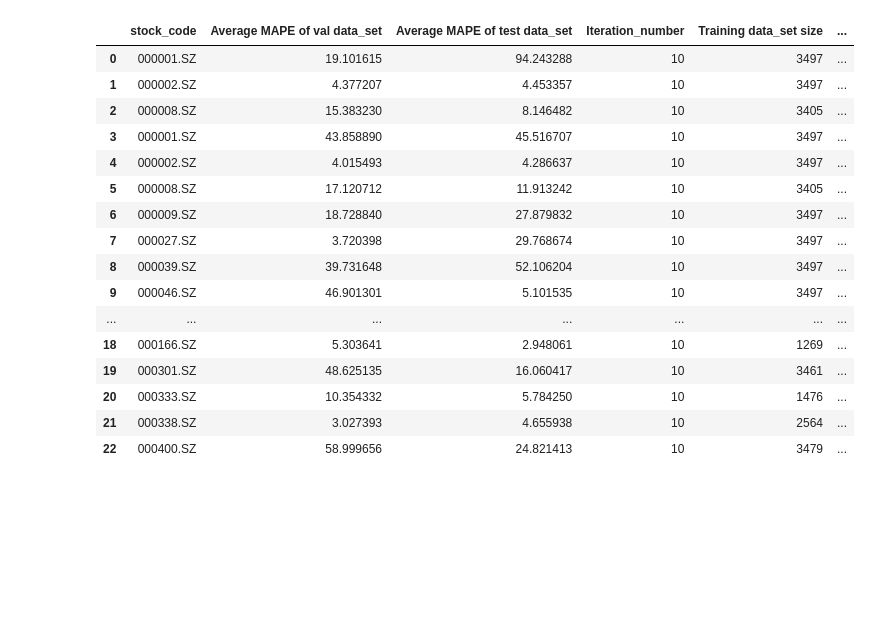
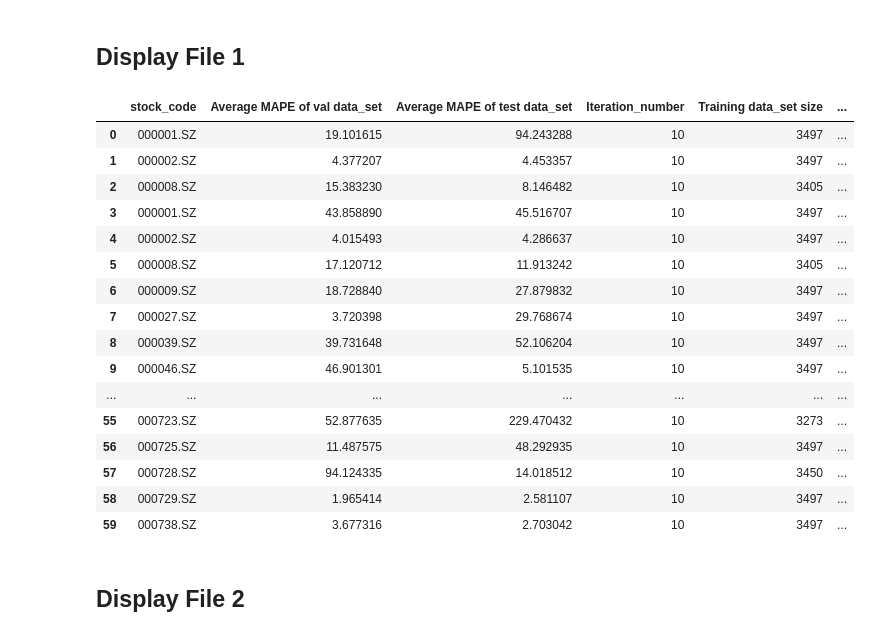
Before and after one commit to vincent05r/Stock_models, a Jupyter notebook: result_display.ipynb, the cells around one changed output. Cells and saved outputs as stored; diff of their text form; code cells hidden in the pictures; blank space fills up the shorter version.

```diff
--- a/result_display.ipynb
+++ b/result_display.ipynb
@@ -17,6 +17,8 @@ from aux_functions import aux_functions
 
 mpl.rcParams['figure.figsize'] = (8, 6)
 mpl.rcParams['axes.grid'] = False
+# %% [markdown]
+## Display File 1
 # %%
 display_file = "training_log/sm_ma_gc.csv"
 
@@ -24,22 +26,24 @@ fileDir = os.path.dirname(os.path.realpath('__file__'))
 filename = os.path.join(fileDir, display_file)
 df = pd.read_csv(filename)
 # %%
-display(df)
+display(df[:60])
 # %% [output]
 |  | stock_code | Average MAPE of val data_set | Average MAPE of test data_set | Iteration_number | Training data_set size | ... |
 | 0 | 000001.SZ | 19.101615 | 94.243288 | 10 | 3497 | ... |
 | 1 | 000002.SZ | 4.377207 | 4.453357 | 10 | 3497 | ... |
 | 2 | 000008.SZ | 15.383230 | 8.146482 | 10 | 3405 | ... |
 | 3 | 000001.SZ | 43.858890 | 45.516707 | 10 | 3497 | ... |
 | 4 | 000002.SZ | 4.015493 | 4.286637 | 10 | 3497 | ... |
 | 5 | 000008.SZ | 17.120712 | 11.913242 | 10 | 3405 | ... |
 | 6 | 000009.SZ | 18.728840 | 27.879832 | 10 | 3497 | ... |
 | 7 | 000027.SZ | 3.720398 | 29.768674 | 10 | 3497 | ... |
 | 8 | 000039.SZ | 39.731648 | 52.106204 | 10 | 3497 | ... |
 | 9 | 000046.SZ | 46.901301 | 5.101535 | 10 | 3497 | ... |
 | ... | ... | ... | ... | ... | ... | ... |
-| 18 | 000166.SZ | 5.303641 | 2.948061 | 10 | 1269 | ... |
-| 19 | 000301.SZ | 48.625135 | 16.060417 | 10 | 3461 | ... |
-| 20 | 000333.SZ | 10.354332 | 5.784250 | 10 | 1476 | ... |
-| 21 | 000338.SZ | 3.027393 | 4.655938 | 10 | 2564 | ... |
-| 22 | 000400.SZ | 58.999656 | 24.821413 | 10 | 3479 | ... |
+| 55 | 000723.SZ | 52.877635 | 229.470432 | 10 | 3273 | ... |
+| 56 | 000725.SZ | 11.487575 | 48.292935 | 10 | 3497 | ... |
+| 57 | 000728.SZ | 94.124335 | 14.018512 | 10 | 3450 | ... |
+| 58 | 000729.SZ | 1.965414 | 2.581107 | 10 | 3497 | ... |
+| 59 | 000738.SZ | 3.677316 | 2.703042 | 10 | 3497 | ... |
+# %% [markdown]
+## Display File 2
```
Also changed, not shown: parts of 2 cells of this notebook, 2 other files.
